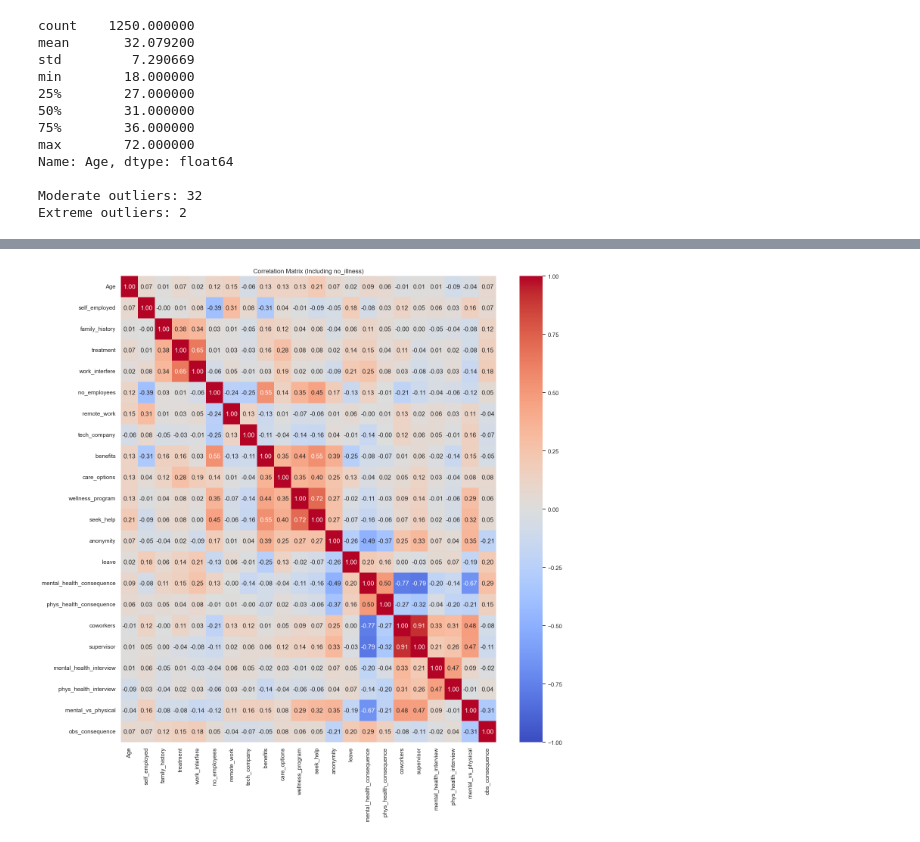
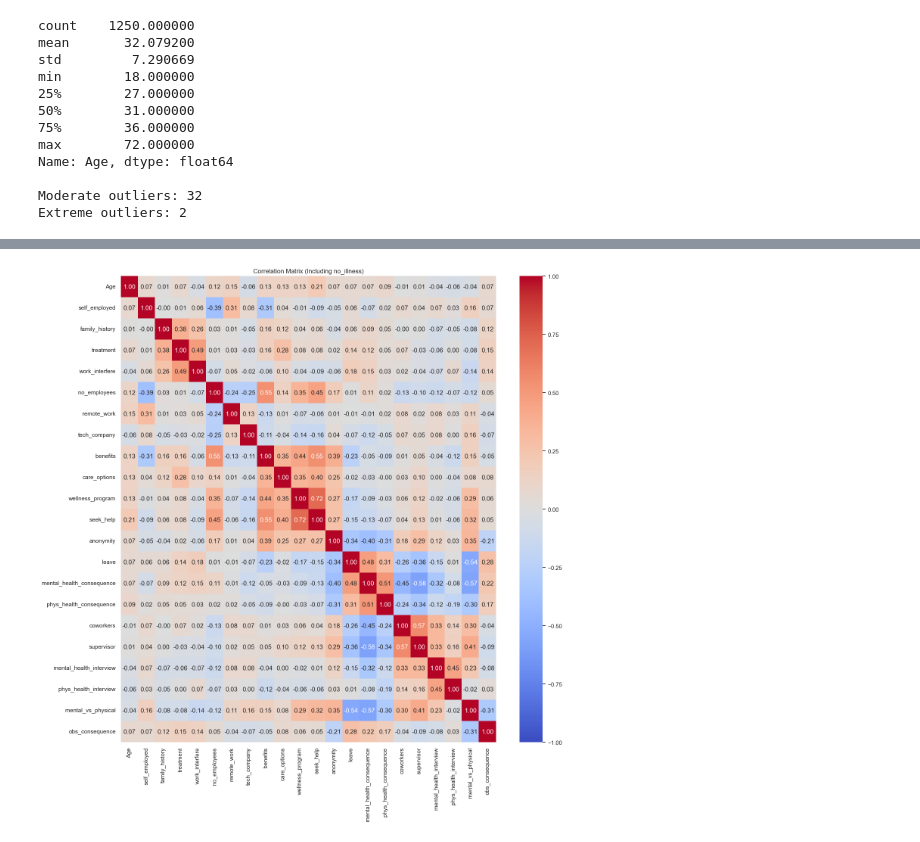
Before and after one commit to natalia5678/dm_project_imported, a Jupyter notebook: projDM.ipynb, the cells around one changed output, grey strips where cells are left out. Saved outputs shown, nothing was run; the diff lists cells and outputs as text; code cells hidden in the pictures.

```diff
--- a/projDM.ipynb
+++ b/projDM.ipynb
@@ -294,33 +294,39 @@ Name: count, dtype: int64
 # %%
 # CORRELATIONS BETWEEN ATTRIBUTES
 df_encoded = df.copy()
 
-# binary encoding
-binary_cols = ['treatment', 'family_history', 'self_employed', 'remote_work', 'tech_company', 'benefits', 'care_options', 'wellness_program', 'seek_help', 'anonymity', 'mental_health_consequence', 'phys_health_consequence', 'coworkers', 'supervisor', 'mental_health_interview', 'phys_health_interview', 'mental_vs_physical', 'obs_consequence']
+# binary encoding (variables with Yes/No values and with Don't know values and with Not sure values left out of this encoding)
+binary_cols = ['family_history', 'treatment', 'self_employed', 'remote_work', 'tech_company', 'benefits', 'care_options', 'wellness_program', 'seek_help', 'anonymity', 'mental_vs_physical', 'obs_consequence']
 for col in binary_cols:
     if col in df_encoded.columns:
         df_encoded[col] = df_encoded[col].map({'Yes': 1, 'No': 0})
 
-# ordinal encoding for work_interfere (0 = no illness, 4 = often)
+# ordinal encoding with Maybe/Somewhat/Some of them as 1, Yes as 2 and No as 0
+ordinal_cols = ['mental_health_consequence', 'phys_health_consequence', 'coworkers', 'supervisor', 'mental_health_interview', 'phys_health_interview']
+for col in ordinal_cols:
+    if col in df_encoded.columns:
+        df_encoded[col] = df_encoded[col].map({'Yes': 2, 'Maybe': 1, 'Somewhat': 1, 'Some of them': 1, 'No': 0})
+
+# ordinal encoding for work_interfere (0 = Never, 4 = often)
 if 'work_interfere' in df_encoded.columns:
-    interfere_map = {'no_illness': 0, 'Never': 1, 'Rarely': 2, 'Sometimes': 3, 'Often': 4}
+    interfere_map = {'Never': 0, 'Rarely': 1, 'Sometimes': 2, 'Often': 3}
     df_encoded['work_interfere'] = df_encoded['work_interfere'].map(interfere_map)
 
 # ordinal encoding for no_employees (0 = 1-5, 5 = More than 1000)
 if 'no_employees' in df_encoded.columns:
     employees_map = {'1-5': 0, '6-25': 1, '26-100': 2, '100-500': 3, '500-1000': 4, 'More than 1000': 5}
     df_encoded['no_employees'] = df_encoded['no_employees'].map(employees_map)
 
-# ordinal encoding for leave (0 = Don't know, 4 = Very difficult)
+# ordinal encoding for leave (0 = Very easy, 4 = Very difficult)
 if 'leave' in df_encoded.columns:
-    leave_map = {'Don\'t know': 0, 'Very easy': 1, 'Somewhat easy': 2, 'Somewhat difficult': 3, 'Very difficult': 4}
+    leave_map = {'Very easy': 0, 'Somewhat easy': 1, 'Somewhat difficult': 2, 'Very difficult': 3}
     df_encoded['leave'] = df_encoded['leave'].map(leave_map)
 
 # heatmap
 plt.figure(figsize=(16, 16))
 numeric_df = df_encoded.select_dtypes(include=[np.number])
 sns.heatmap(numeric_df.corr(), annot=True, cmap='coolwarm', fmt=".2f", vmin=-1, vmax=1)
 plt.title('Correlation Matrix (Including no_illness)')
 plt.show()
 # %% [output]
-[figure, old version]
+[figure, new version]
```
Also changed, not shown: parts of 2 cells of this notebook.
